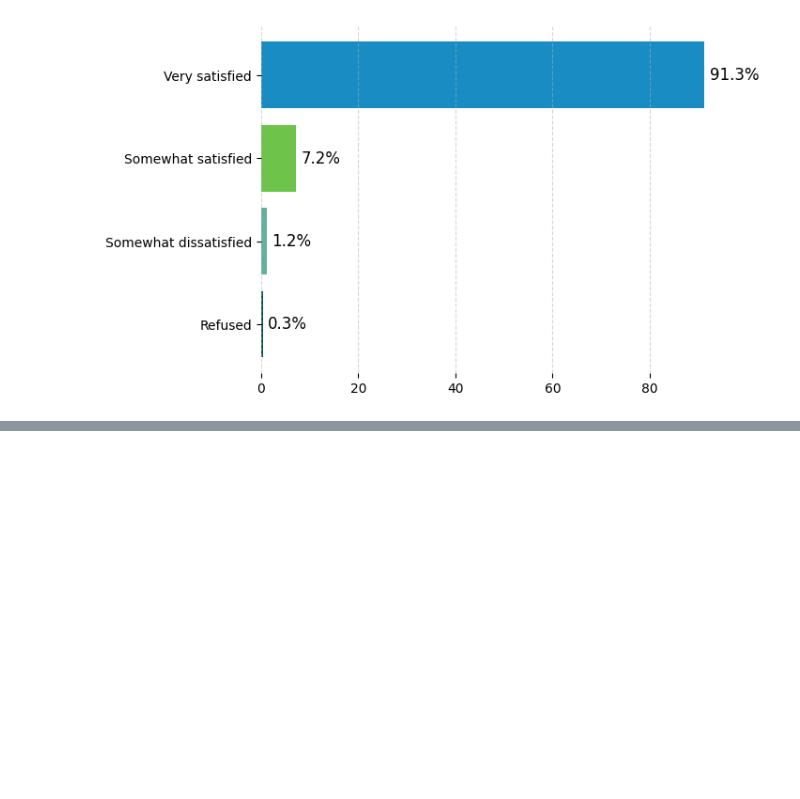
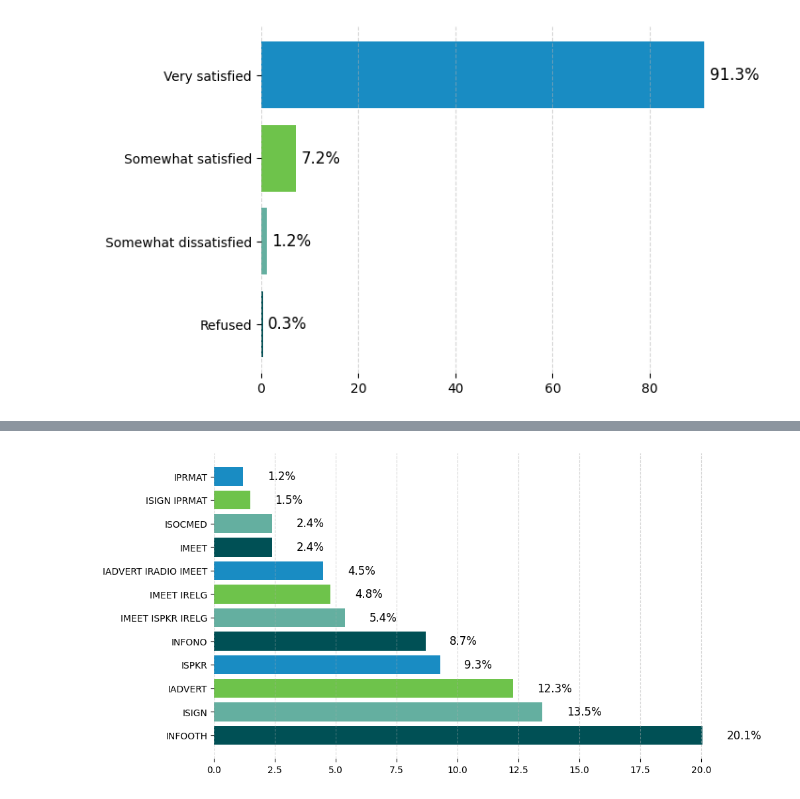
Before and after one commit to Mirwais-Farahi/MSIHealthServiceAnalytics, a Jupyter notebook: notebooks/03_Descriptive_Analysis.ipynb, the cells around one changed output, grey strips where cells are left out. Drawn from its saved outputs; the diff is of its cells as text; code cells hidden in the pictures; blank space fills up the shorter version.

```diff
--- a/notebooks/03_Descriptive_Analysis.ipynb
+++ b/notebooks/03_Descriptive_Analysis.ipynb
@@ -1542,0 +1572,43 @@ plot_satisfaction_chart(original_data, 'GEN_SAT', 'Overall, how satisfied are yo
+# %%
+def calculate_top_bottom_responses(data, column, top_n=5):
+    """
+    Calculate percentages for a given column and return the top N most common responses
+    and the least common response.
+    """
+    total_responses = data.shape[0]
+
+    # Count and calculate percentage
+    percentage_table = data.groupby(column).size().reset_index(name='Count')
+    percentage_table['Percentage'] = (percentage_table['Count'] / total_responses) * 100
+    percentage_table = percentage_table.rename(columns={'Percentage': f'% of beneficiaries for {column}'})
+
+    # Get top N most common responses
+    top_responses = percentage_table.nlargest(top_n, 'Count')
+
+    return top_responses
+
+def plot_top_bottom_chart(data, column, label, top_n=12):
+    """
+    Plot a horizontal bar chart for the top N responses and least common response.
+    """
+    percentage_table = calculate_top_bottom_responses(data, column, top_n)
+
+    # Plot
+    plt.figure(figsize=(10, 6))
+    bars = plt.barh(percentage_table[column], percentage_table[f'% of beneficiaries for {column}'], color=colors)
+
+    # Remove border (spines)
+    for spine in plt.gca().spines.values():
+        spine.set_visible(False)
+
+    # Add percentage labels
+    for bar in bars:
+        width = bar.get_width()
+        plt.text(width + 1, bar.get_y() + bar.get_height()/2, f"{width:.1f}%",
+                 ha='left', va='center', fontsize=12, color='black')
+
+    # Formatting
+    plt.grid(axis='x', linestyle='--', alpha=0.5)
+
+    # Show plot
+    plt.show()
@@ -1542,0 +1642,4 @@ plot_satisfaction_chart(original_data, 'GEN_SAT', 'Overall, how satisfied are yo
+# %%
+plot_top_bottom_chart(original_data, 'INFO', "Top and Least Common Factors Influencing Visit")
+# %% [output]
+[figure, added]
```
Also changed, not shown: parts of 4 cells of this notebook.
